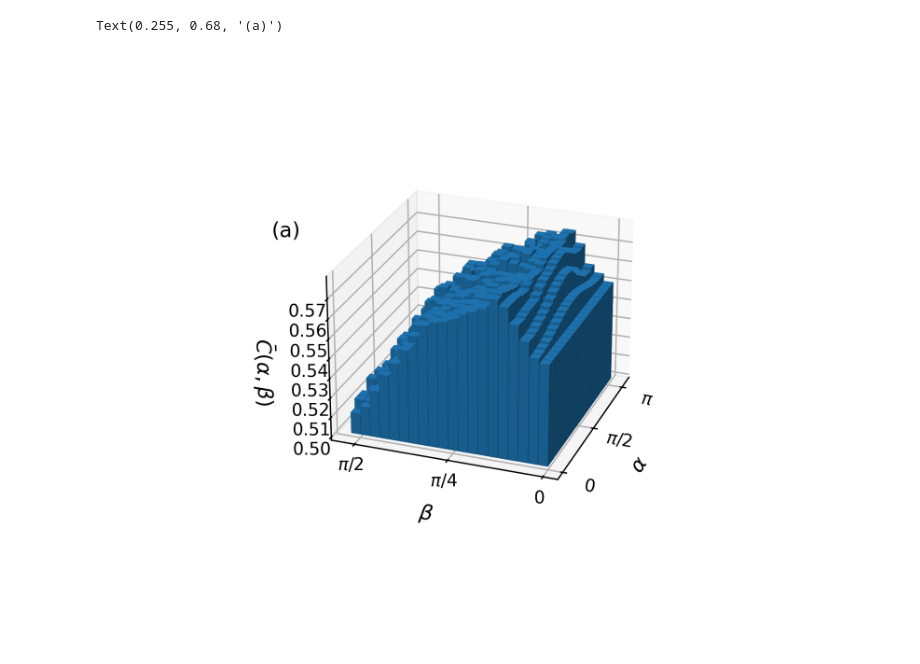
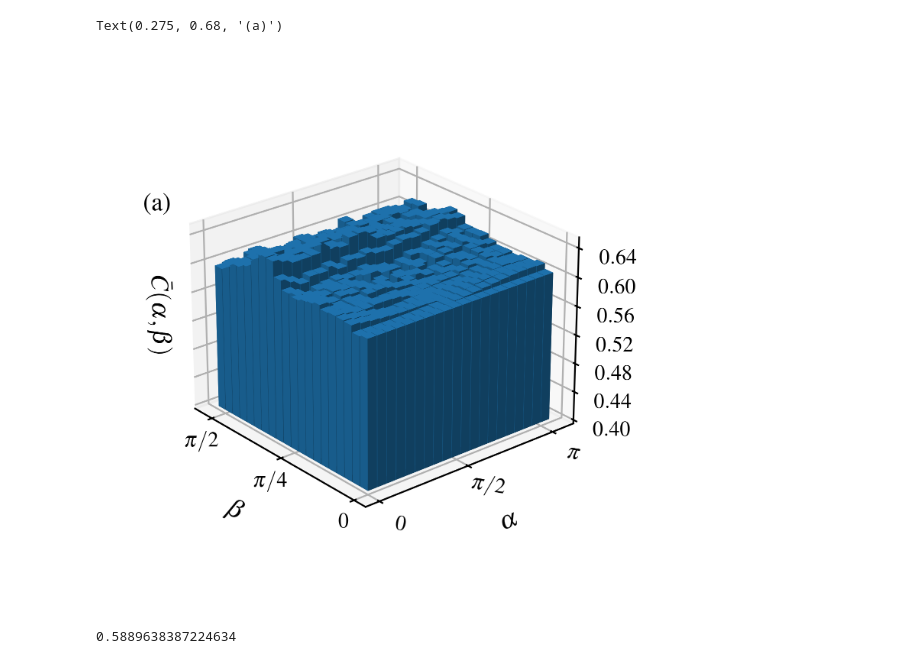
Before and after one commit to Emiliano6754/Correlation-Quantum-Walks, a Jupyter notebook: measurement_basis.ipynb, the cells around one changed output. Drawn from its saved outputs; the diff is of its cells as text; code cells hidden in the pictures.

Commit message:
Implemented interaction pattern dependence plot

```diff
--- a/measurement_basis.ipynb
+++ b/measurement_basis.ipynb
@@ -10,6 +14,6 @@ import os
 # %%
-D = 17
-interaction_pattern = "r"
+D = 21
+interaction_pattern = "o"
 cwd = os.getcwd()
 concurrences_path = "/data/wigners/"
 concurrences_filename = interaction_pattern + "concs_dim" + str(D) + ".npy"
@@ -21,30 +25,36 @@ betas = np.linspace(0,np.pi/2,beta_res)
 # %%
 _xx, _yy = np.meshgrid(alphas, betas)
 x, y = _xx.ravel(), _yy.ravel()
 width = np.max(alphas)/alpha_res
 depth = np.max(betas)/beta_res
 light = LightSource(azdeg=315,altdeg=60)
-fig = plt.figure(figsize=(6,4.5),dpi=300)
+fig = plt.figure(figsize=(6,4.5),dpi=400)
 ax = fig.add_subplot(projection='3d')
-ax.view_init(elev=25,azim=-160,roll=0)
+ax.view_init(elev=25,azim=-130,roll=0)
 ax.set_xlabel(r'$\alpha$',fontsize=12)
 ax.set_xticks([0,np.pi/2,np.pi,3*np.pi/2,2*np.pi],[r'$0$',r'$\pi/2$',r'$\pi$',r'$3\pi/2$',r'$2\pi$'],rotation=-10,verticalalignment='bottom',horizontalalignment='center')
 ax.tick_params('x',pad=7)
 ax.set_ylabel(r'$\beta$',fontsize=12)
 ax.set_yticks([0,np.pi/4,np.pi/2],[r'$0$',r'$\pi/4$',r'$\pi/2$'])
 ax.tick_params('y',pad=-2)
 ax.set_zlabel(r'$\bar{C}(\alpha,\beta)$',fontsize=12)
-ax.tick_params('z',pad=0)
+ax.set_zticks(np.arange(0.4,0.68,0.04))
+ax.tick_params('z',pad=5)
 low_lim = 0
-disp = 0.5
-top_disp = 0.5
+disp = 0.4
+top_disp = 0.4
 ax.set_zlim(low_lim+disp,np.max(measurement_concurrences)+disp-top_disp)
-ax.set_box_aspect(None, zoom=0.85)
+ax.set_box_aspect(None, zoom=0.8)
 ax.xaxis.labelpad = 5
 ax.yaxis.labelpad = 5
-ax.zaxis.labelpad = 5
+ax.zaxis.labelpad = -10
+ax.zaxis.set_ticks_position('lower')
 ax.bar3d(x,y,low_lim+disp,width,depth,measurement_concurrences.flatten('F')-low_lim-disp,lightsource=light)
-fig.text(0.255,0.68, '(a)', horizontalalignment='center', verticalalignment='center', fontsize=12)
+fig.text(0.275,0.68, '(a)', horizontalalignment='center', verticalalignment='center', fontsize=12)
 # %% [output]
-Text(0.255, 0.68, '(a)')
+Text(0.275, 0.68, '(a)')
-[figure, old version]
+[figure, new version]
+# %%
+print(np.min(measurement_concurrences))
+# %% [output]
+0.5889638387224634
```
Also changed, not shown: parts of 2 cells of this notebook, 24 other files.
